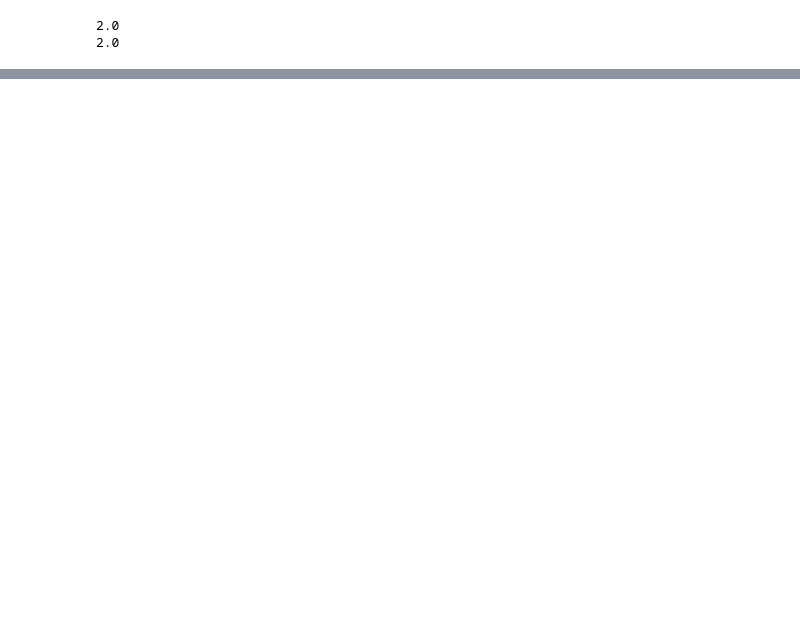
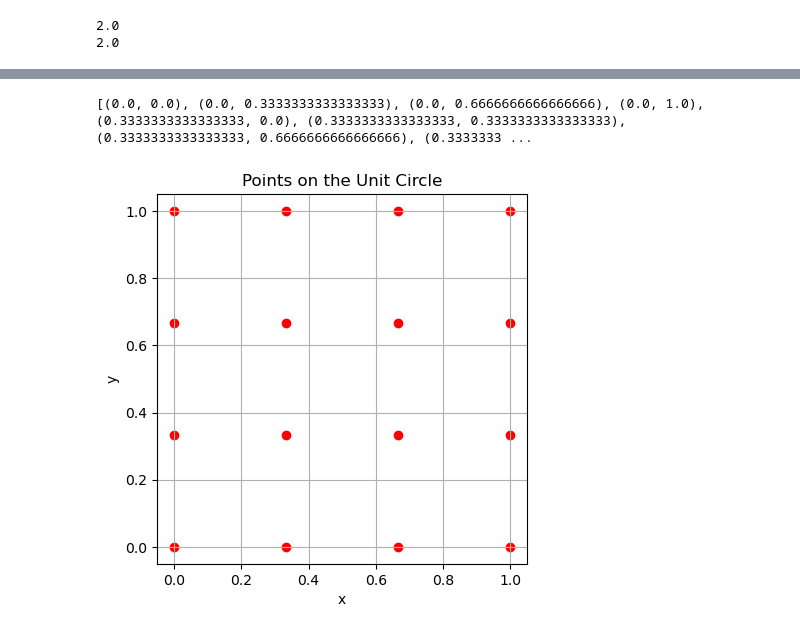
Before and after one commit to nlpsoc/emb-diversity, a Jupyter notebook: src/2d_experiments.ipynb, the cells around one changed output, grey strips where cells are left out. Cells and saved outputs as stored; diff of their text form; code cells hidden in the pictures; blank space fills up the shorter version.

```diff
--- a/src/2d_experiments.ipynb
+++ b/src/2d_experiments.ipynb
@@ -68,0 +103,6 @@ two
+# %%
+print(unit_square_high_div)
+two_d.plot_points(unit_square_high_div)
+# %% [output]
+[(0.0, 0.0), (0.0, 0.3333333333333333), (0.0, 0.6666666666666666), (0.0, 1.0), (0.3333333333333333, 0.0), (0.3333333333333333, 0.3333333333333333), (0.3333333333333333, 0.6666666666666666), (0.3333333 ...
+[figure, added]
```
Also changed, not shown: parts of 8 cells of this notebook, 2 other files.
